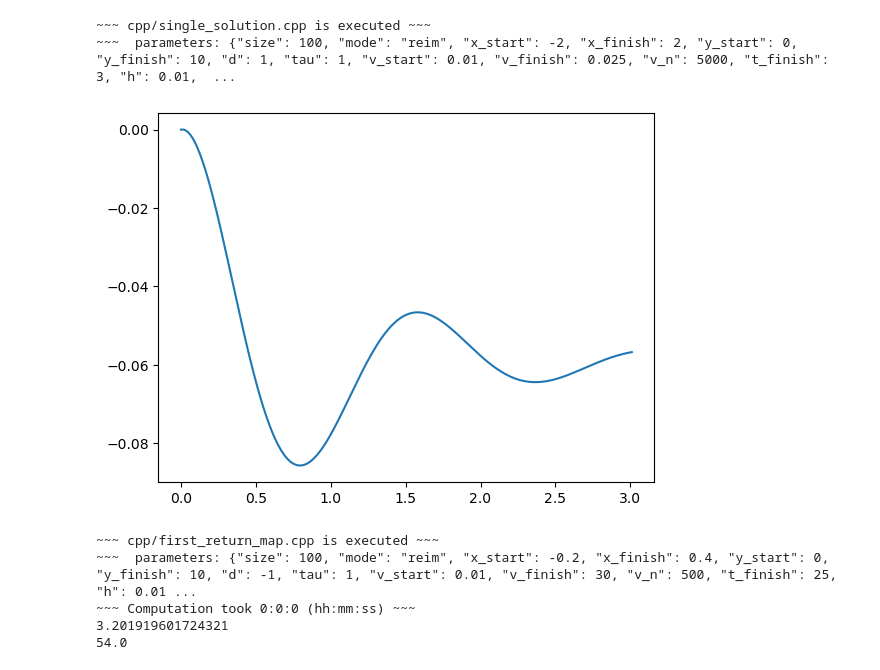
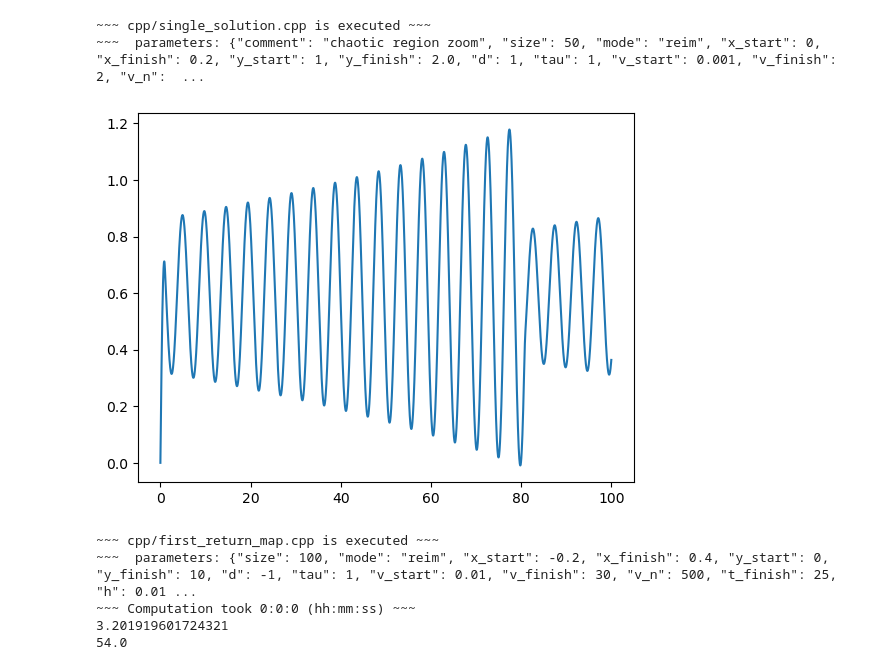
Before and after one commit to Kir-Dykov/diffurch, a Jupyter notebook: notebook.ipynb, the cells around one changed output. Saved outputs shown, nothing was run; the diff lists cells and outputs as text; code cells hidden in the pictures.

```diff
--- a/notebook.ipynb
+++ b/notebook.ipynb
@@ -131,3 +144,13 @@ params = dict(
+# %%
+params = dict(
+        size = 50,
+        mode = "reim",
+        x_start = -2, x_finish = 2,
+        y_start = 0, y_finish = 10,
+        d = -1, tau = 1,
+        v_start = 0.01, v_finish = 10, v_n = 5000,
+        t_finish = 25, h = 0.01,
+)
 # %%
 
 
@@ -209,13 +309,13 @@ FileNotFoundError: [Errno 2] No such file or directory: 'output_bin/first_return
 # %%
 params.update(
-    v = 0.01009761964822214,
-    t_finish=3,
+    v = 1.5,
+    t_finish=100,
 )
 single_solution(params, recalculate=recalculate, recompile=recompile)
 # %% [output]
 ~~~ cpp/single_solution.cpp is executed ~~~
-~~~  parameters: {"size": 100, "mode": "reim", "x_start": -2, "x_finish": 2, "y_start": 0, "y_finish": 10, "d": 1, "tau": 1, "v_start": 0.01, "v_finish": 0.025, "v_n": 5000, "t_finish": 3, "h": 0.01,  ...
+~~~  parameters: {"comment": "chaotic region zoom", "size": 50, "mode": "reim", "x_start": 0, "x_finish": 0.2, "y_start": 1, "y_finish": 2.0, "d": 1, "tau": 1, "v_start": 0.001, "v_finish": 2, "v_n":  ...
-[figure, old version]
+[figure, new version]
 # %%
 re=-0.2
 im=6
```
Also changed, not shown: parts of 6 cells of this notebook, 5 other files.
